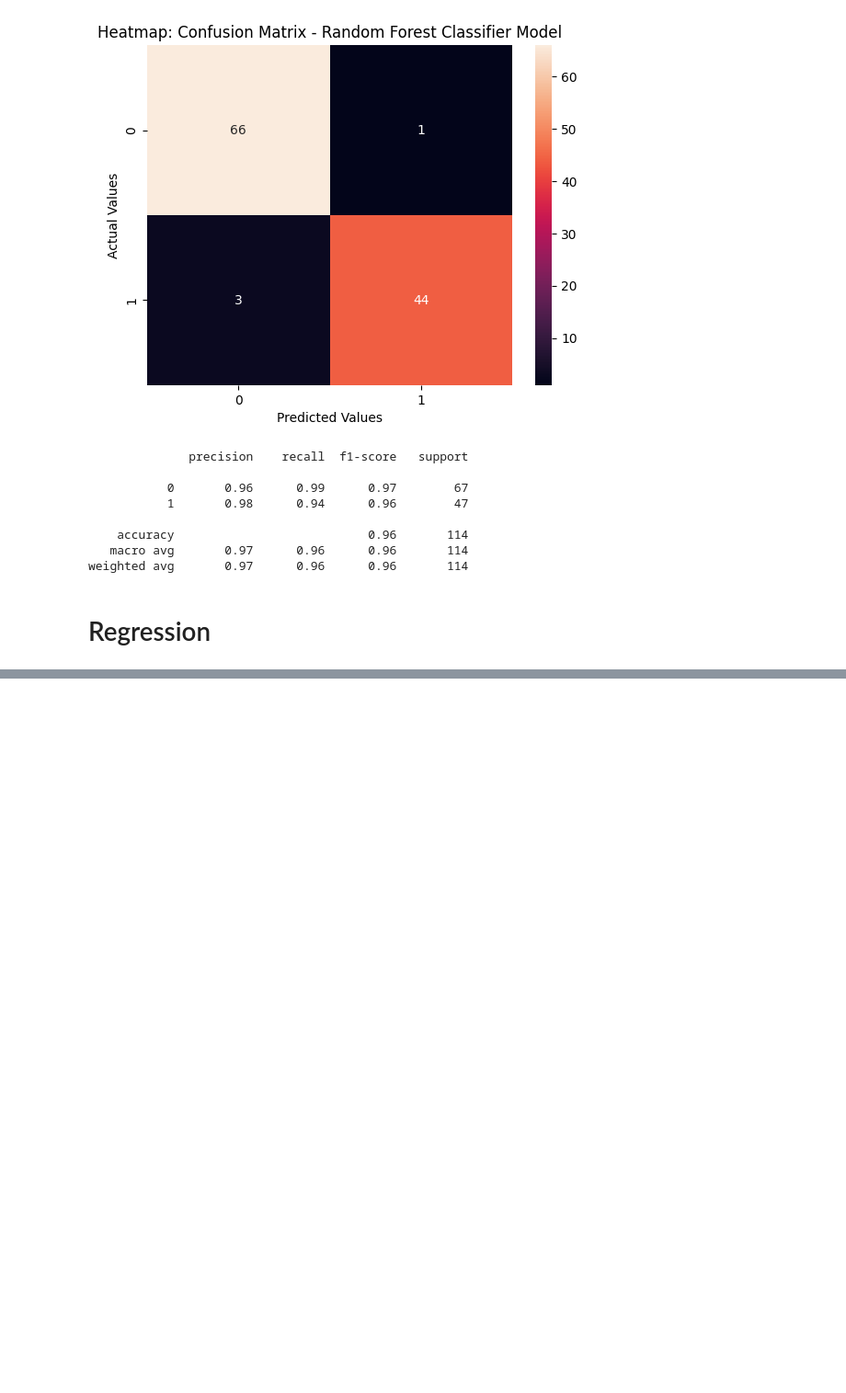
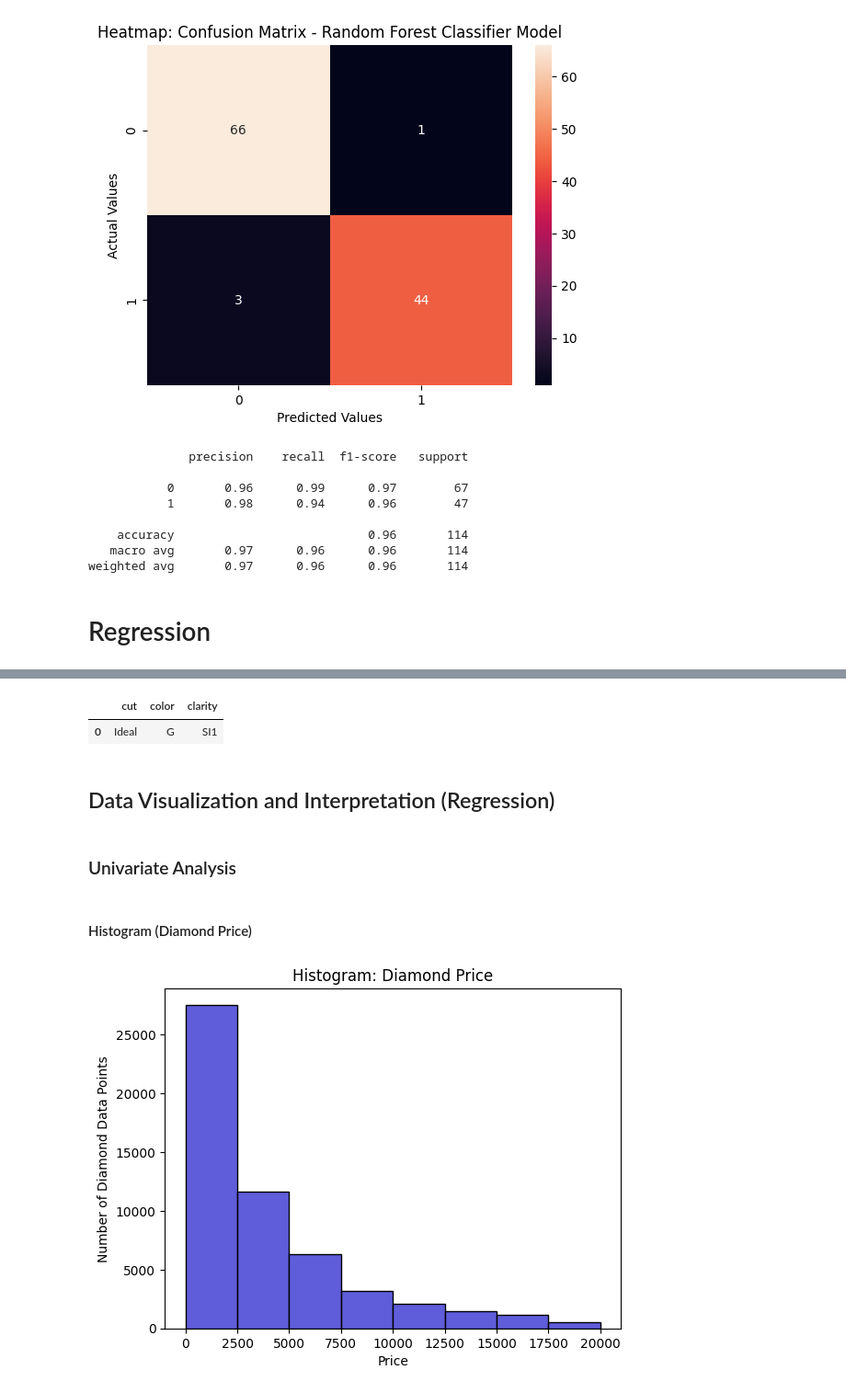
Before and after one commit to ShrDar/EDA-Classification-and-Regression-Models, a Jupyter notebook: notebooks/EDA_Classification_Regression.ipynb, the cells around one changed output, grey strips where cells are left out. Shown at 92% size. Saved outputs shown, nothing was run; the diff lists cells and outputs as text; code cells hidden in the pictures; blank space fills up the shorter version.

Commit message:
Added: Regression Data Cleaning and EDA completed (Starting Building Regression Models)

```diff
--- a/notebooks/EDA_Classification_Regression.ipynb
+++ b/notebooks/EDA_Classification_Regression.ipynb
@@ -882,0 +973,3 @@ weighted avg       0.97      0.96      0.96       114
+# %%
+regression_df['y'] = regression_df['y'].fillna(regression_df['y'].median())
+regression_df['y'].isnull().sum()
@@ -882,0 +978,3 @@ weighted avg       0.97      0.96      0.96       114
+# %%
+regression_df['z'] = regression_df['z'].fillna(regression_df['z'].median())
+regression_df['z'].isnull().sum()
@@ -882,0 +992,3 @@ weighted avg       0.97      0.96      0.96       114
+# %%
+regression_df['color'] = regression_df['color'].fillna(regression_df['color'].mode()[0])
+regression_df['color'].isnull().sum()
@@ -882,0 +997,2 @@ weighted avg       0.97      0.96      0.96       114
+# %%
+regression_df['clarity'] = regression_df['clarity'].ffill()
@@ -882,0 +1076,22 @@ weighted avg       0.97      0.96      0.96       114
+# %%
+Rcategorical_cols.mode()
+# %% [output]
+|  | cut | color | clarity |
+| 0 | Ideal | G | SI1 |
+# %% [markdown]
+## Data Visualization and Interpretation (Regression)
+# %% [markdown]
+### Univariate Analysis
+# %% [markdown]
+#### Histogram (Diamond Price)
+# %%
+bins = [0, 2500, 5000, 7500, 10000, 12500, 15000, 17500, 20000]
+
+plt.title("Histogram: Diamond Price")
+plt.xlabel("Price")
+plt.ylabel("Number of Diamond Data Points")
+plt.hist(regression_df['price'], bins = bins, color = "#5f5dd9", edgecolor = "#000")
+plt.xticks(bins)
+plt.show()
+# %% [output]
+[figure, added]
```
Also changed, not shown: parts of 56 cells of this notebook.
